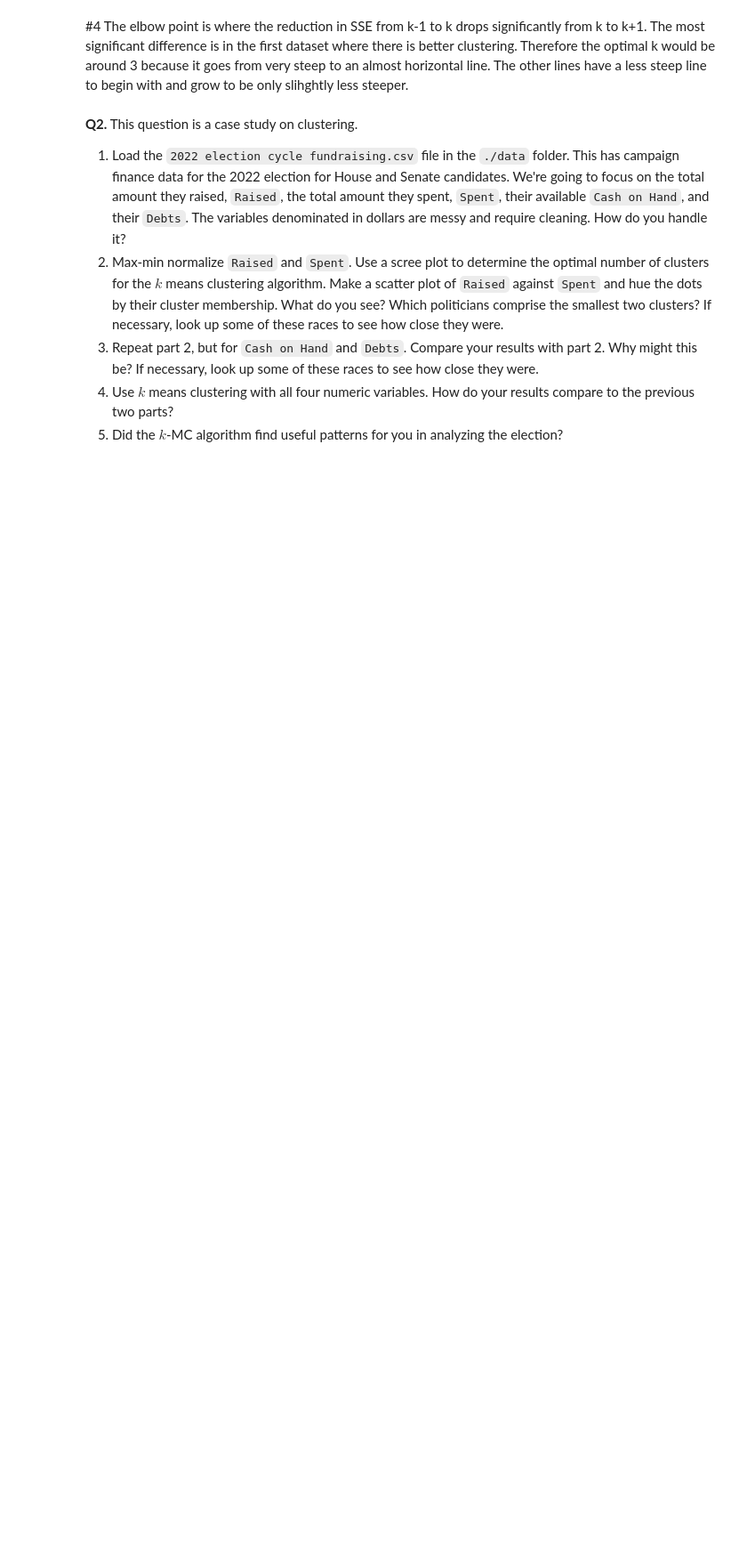
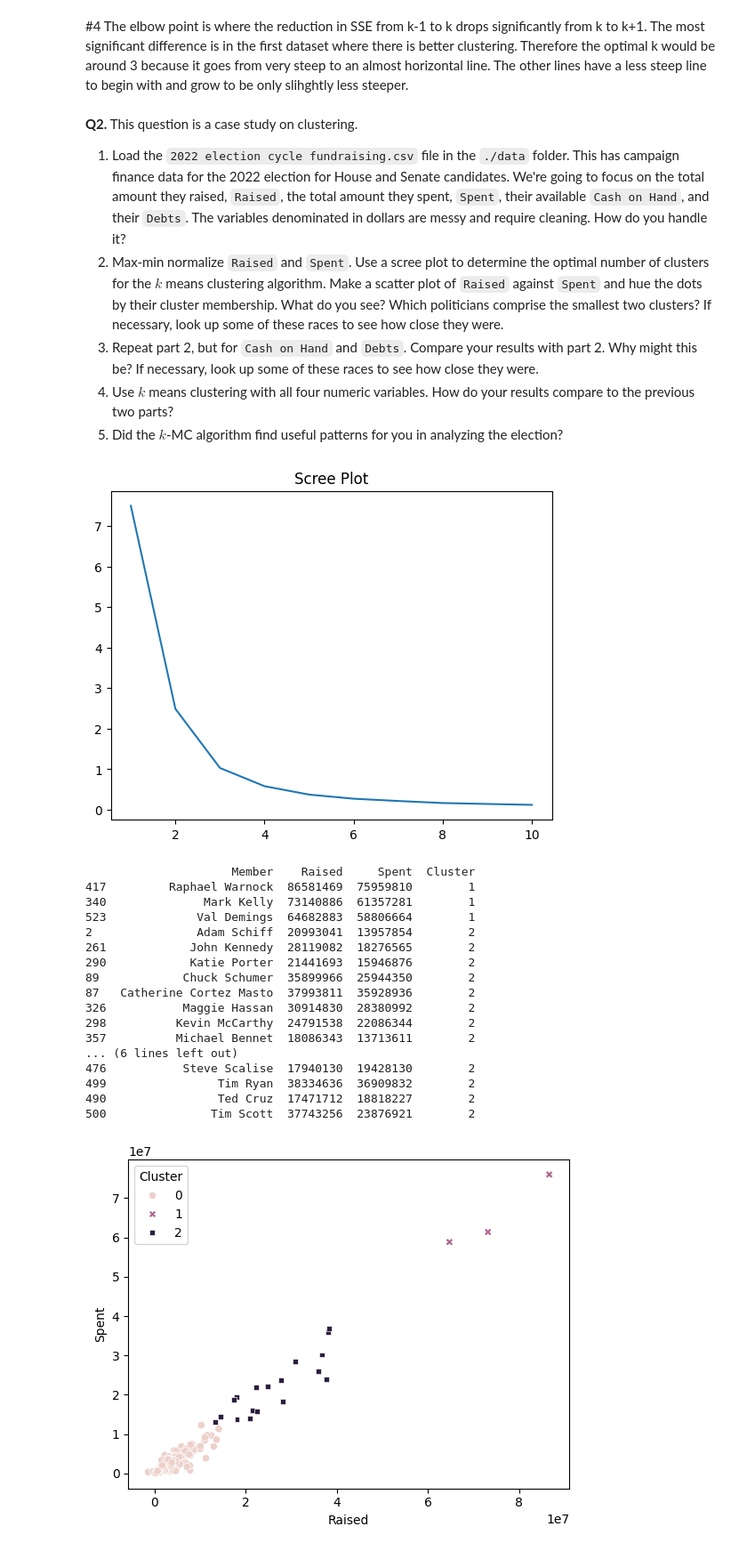
Before and after one commit to yuinab/clustering, a Jupyter notebook: assignment/assignment_clustering.ipynb, the cells around one changed output. Shown: that part at 89% size. Cells and saved outputs as stored; diff of their text form; code cells hidden in the pictures; blank space fills up the shorter version.

```diff
--- a/assignment/assignment_clustering.ipynb
+++ b/assignment/assignment_clustering.ipynb
@@ -124,3 +124,74 @@ scree_plot_kmeans(df2_0)
 3. Repeat part 2, but for `Cash on Hand` and `Debts`. Compare your results with part 2. Why might this be? If necessary, look up some of these races to see how close they were.
 4. Use $k$ means clustering with all four numeric variables. How do your results compare to the previous two parts?
 5. Did the $k$-MC algorithm find useful patterns for you in analyzing the election?
+# %%
+#1
+df = pd.read_csv('clustering/assignment/data/2022 election cycle fundraising.csv', usecols=['Raised','Spent','Cash on Hand', 'Debts', 'Member'])
+
+# Convert only the financial columns to integers
+cols_to_convert = ['Raised', 'Spent', 'Cash on Hand', 'Debts']
+df[cols_to_convert] = df[cols_to_convert].replace('[\$,]', '', regex=True).astype(int)
+
+#2
+
+from sklearn.cluster import KMeans # Import kmc
+
+# Max-min scaler function:
+def maxmin(x): # Max-min scaler function
+    x = (x-min(x))/(max(x)-min(x))
+    return x
+
+
+# Preprocess the data for scikit:
+X = df.loc[ : , ['Raised','Spent'] ] # Select data to cluster
+X = X.apply(maxmin)
+
+# Create a scree plot:
+k_bar = 10
+SSE = [] # We'll store the training error here
+for k in range(k_bar): # For indices from 0 to k_bar-1
+    model = KMeans(n_clusters=k+1, max_iter=300, n_init = 10, random_state=0) # Create a model for k
+    model = model.fit(X) # Fit the model
+    SSE.append(model.inertia_) # Record the sum of squared error for k in the SSE vector
+
+scree_plot = sns.lineplot(x=np.arange(1,k_bar+1), y=SSE).set_title('Scree Plot') # Create scree plot
+plt.show()
+
+
+## Optimal clustering:
+kstar = 3
+# Fit K-Means model
+model = KMeans(n_clusters=kstar, max_iter=300, n_init=10, random_state=0)
+df['Cluster'] = model.fit_predict(X)  # Assign cluster membership
+sns.scatterplot(data=df, x='Raised', y='Spent', hue='Cluster', style='Cluster')
+
+# Count politicians in each cluster
+cluster_counts = df['Cluster'].value_counts()
+smallest_clusters = cluster_counts.nsmallest(2).index.tolist()
+
+# Display politicians in the smallest two clusters
+smallest_politicians = df[df['Cluster'].isin(smallest_clusters)]
+print(smallest_politicians[['Member', 'Raised', 'Spent', 'Cluster']].sort_values(by='Cluster'))
+
+#I see that cluster 3 is very far out from the rest of the data points and there are not many data points in that area.
+#Most of the data is clustered around the bottom left, and the data becomes less tight as towards the upper right.
+# %% [output]
+[figure, added]
+                     Member    Raised     Spent  Cluster
+417         Raphael Warnock  86581469  75959810        1
+340              Mark Kelly  73140886  61357281        1
+523             Val Demings  64682883  58806664        1
+2               Adam Schiff  20993041  13957854        2
+261            John Kennedy  28119082  18276565        2
+290            Katie Porter  21441693  15946876        2
+89            Chuck Schumer  35899966  25944350        2
+87   Catherine Cortez Masto  37993811  35928936        2
+326           Maggie Hassan  30914830  28380992        2
+298          Kevin McCarthy  24791538  22086344        2
+357          Michael Bennet  18086343  13713611        2
+... (6 lines left out)
+476           Steve Scalise  17940130  19428130        2
+499                Tim Ryan  38334636  36909832        2
+490                Ted Cruz  17471712  18818227        2
+500               Tim Scott  37743256  23876921        2
+[figure, added]
```
Also changed, not shown: parts of 3 cells of this notebook.
